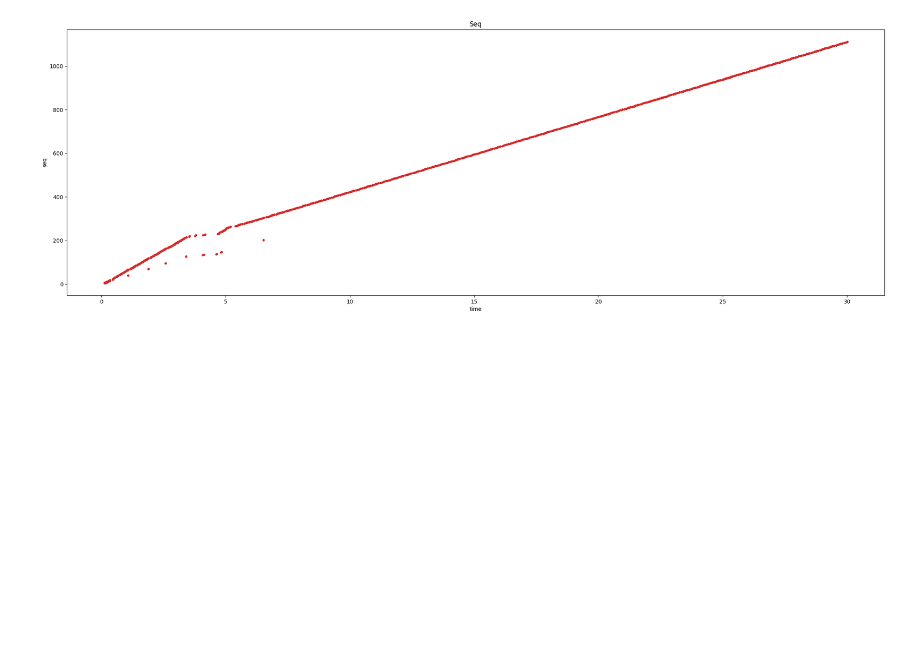
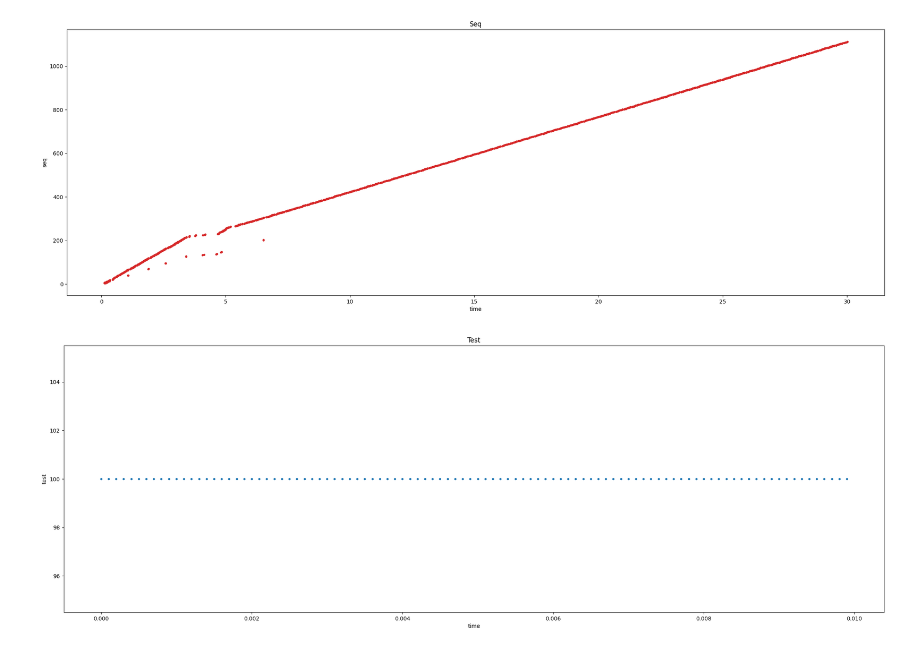
Before and after one commit to rnignon/Quic, a Jupyter notebook: graph.ipynb, the cells around one changed output. Drawn from its saved outputs; the diff is of its cells as text; code cells hidden in the pictures; blank space fills up the shorter version.

```diff
--- a/graph.ipynb
+++ b/graph.ipynb
@@ -8,7 +8,9 @@ import numpy as np
 import pandas as pd
 
 seqT = pd.read_csv('https://raw.githubusercontent.com/rnignon/Quic/main/seq.csv')
+sendPending = pd.read_csv('https://raw.githubusercontent.com/rnignon/Quic/main/time.csv')
 df = pd.DataFrame(data = seqT.seqN.array, index = seqT.time, columns = ['seq'])
+sendDf = pd.DataFrame(data = sendPending.test.array[:100], index = sendPending.time[:100], columns = ['test'])
 # %%
 def plot_df(x, y, title="", xlabel='time', ylabel='seq', dpi=100):
     plt.figure(figsize=(27,9), dpi=dpi)
@@ -20,3 +22,14 @@ plot_df(x=df.index, y=df.seq,
         title='Seq')
 # %% [output]
 [figure]
+# %%
+def plot_df(x, y, title="", xlabel='time', ylabel='test', dpi=100):
+    plt.figure(figsize=(27,9), dpi=dpi)
+    plt.plot(x, y,  ".",color='tab:blue')
+    plt.gca().set(title=title, xlabel=xlabel, ylabel=ylabel)
+    plt.show()
+
+plot_df(x=sendDf.index, y=sendDf.test,
+        title='Test')
+# %% [output]
+[figure, added]
```
